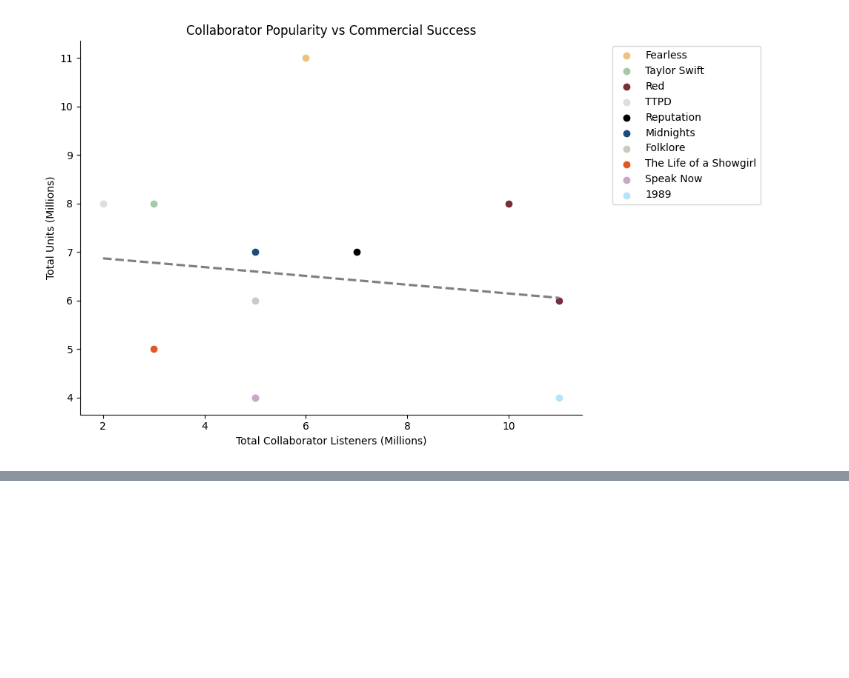
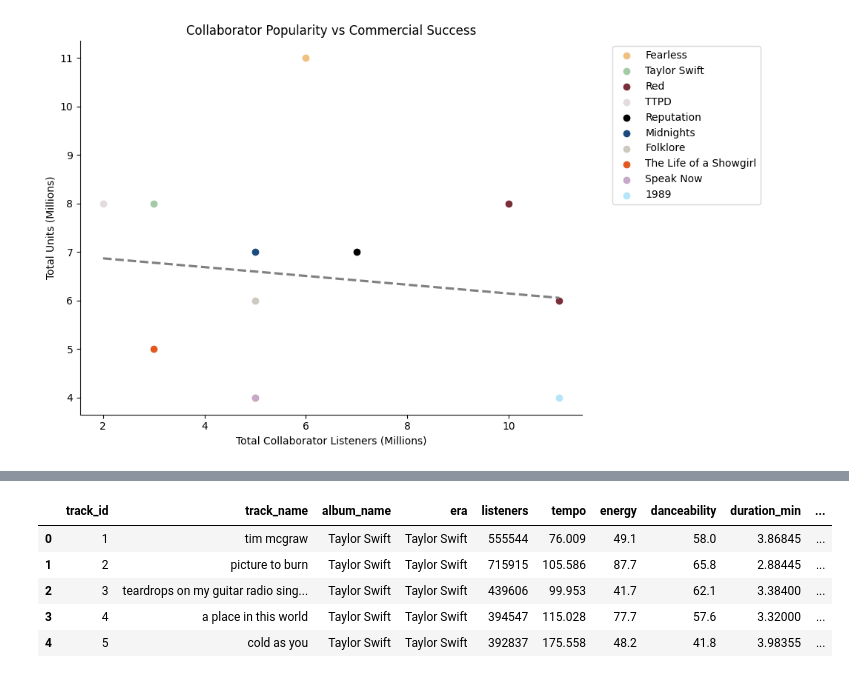
Before and after one commit to haskinse/bee2041_empirical_project, a Jupyter notebook: source_code/04_analysis.ipynb, the cells around one changed output, grey strips where cells are left out. Saved outputs shown, nothing was run; the diff lists cells and outputs as text; code cells hidden in the pictures; blank space fills up the shorter version.

```diff
--- a/source_code/04_analysis.ipynb
+++ b/source_code/04_analysis.ipynb
@@ -563,0 +587,12 @@ plot_collaborator_popularity("popularity_of_collaborators")
+# %%
+# take log of listeners because raw values are very skewed (some songs are way bigger than others)
+track_data["log_listeners"] = np.log(track_data["listeners"])
+
+track_data.head()
+# %% [output]
+|  | track_id | track_name | album_name | era | listeners | tempo | energy | danceability | duration_min | ... |
+| 0 | 1 | tim mcgraw | Taylor Swift | Taylor Swift | 555544 | 76.009 | 49.1 | 58.0 | 3.86845 | ... |
+| 1 | 2 | picture to burn | Taylor Swift | Taylor Swift | 715915 | 105.586 | 87.7 | 65.8 | 2.88445 | ... |
+| 2 | 3 | teardrops on my guitar radio sing... | Taylor Swift | Taylor Swift | 439606 | 99.953 | 41.7 | 62.1 | 3.38400 | ... |
+| 3 | 4 | a place in this world | Taylor Swift | Taylor Swift | 394547 | 115.028 | 77.7 | 57.6 | 3.32000 | ... |
+| 4 | 5 | cold as you | Taylor Swift | Taylor Swift | 392837 | 175.558 | 48.2 | 41.8 | 3.98355 | ... |
```
Also changed, not shown: parts of 8 cells of this notebook.
